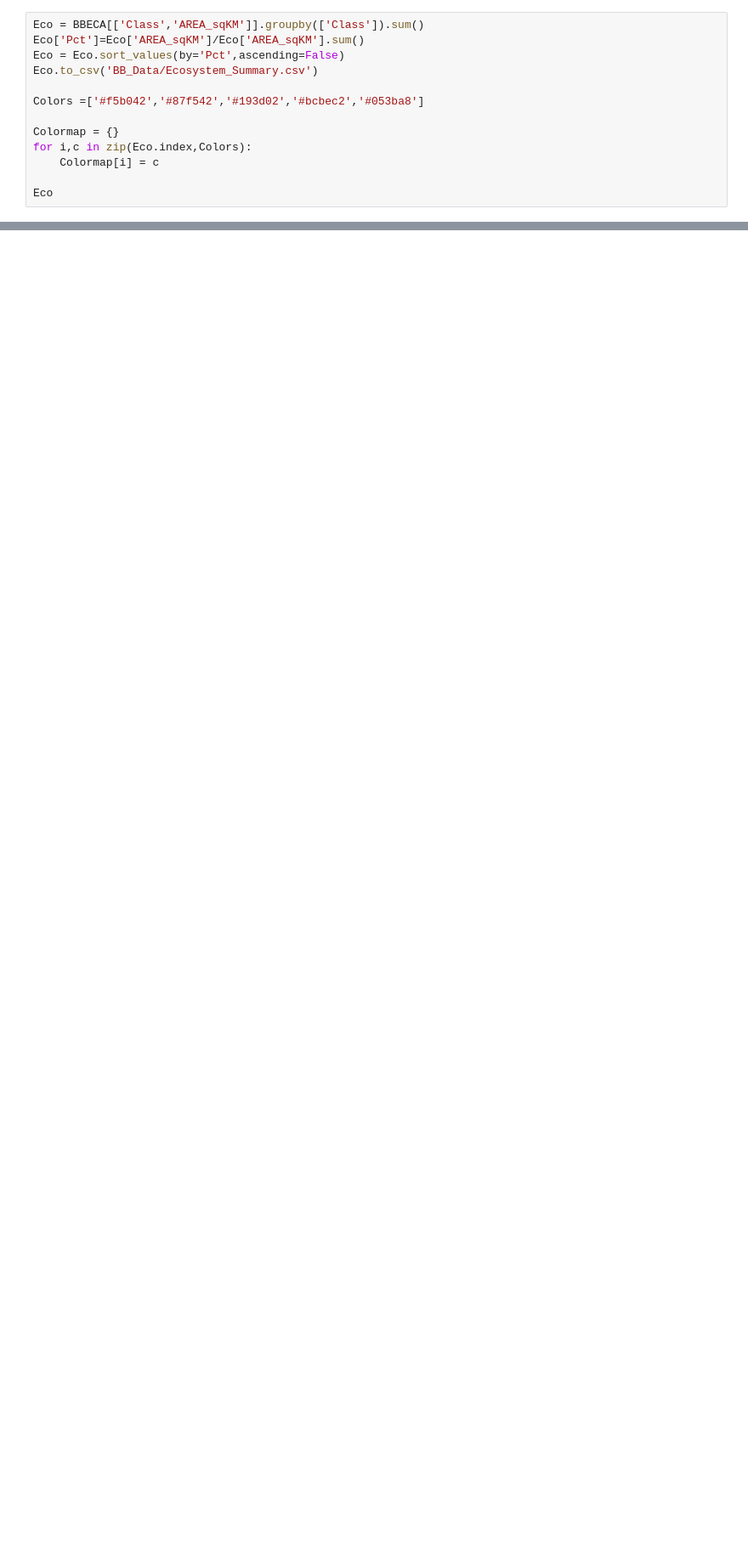
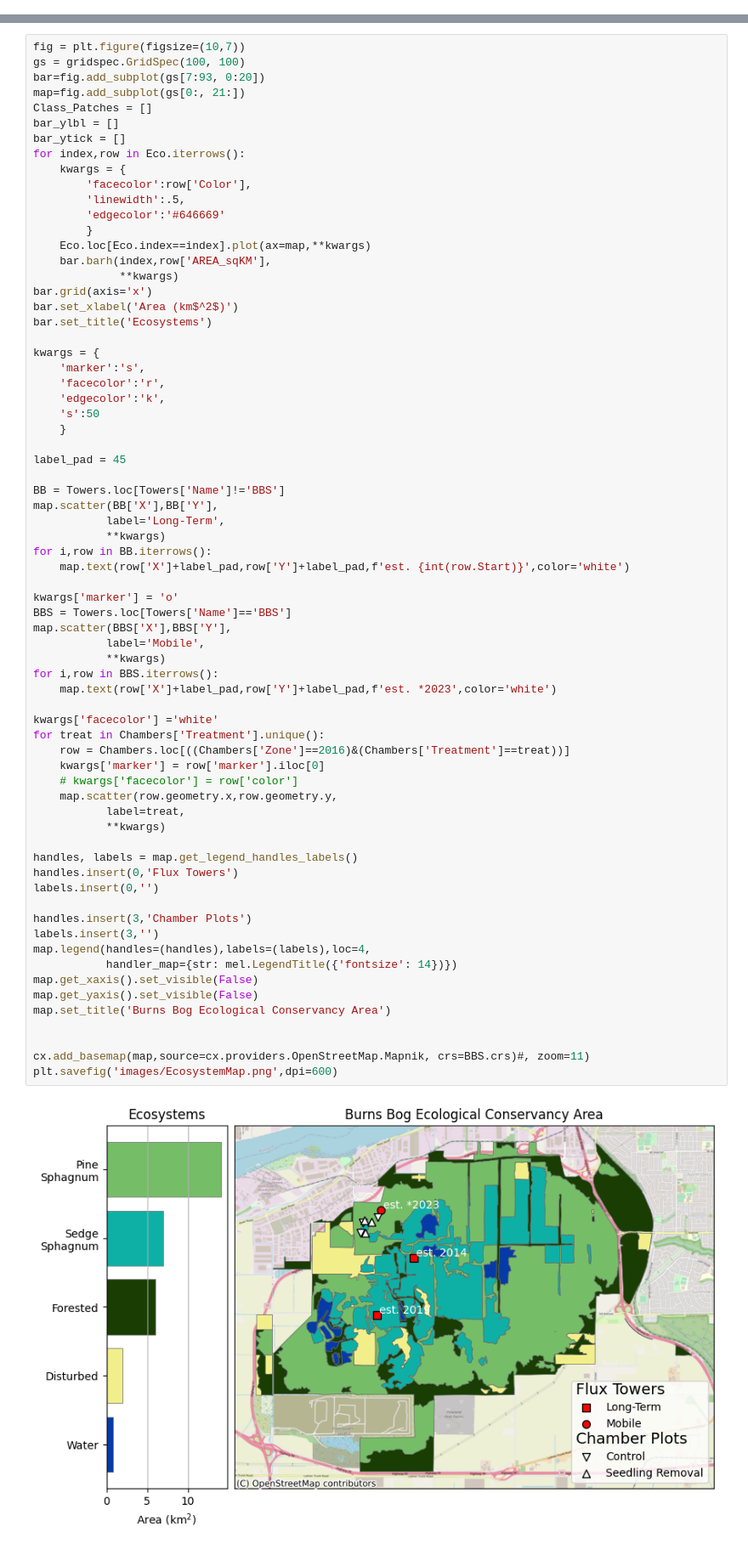
Before and after one commit to ubc-micromet/BBECA_Work, a Jupyter notebook: EcosystemMap.ipynb, the cells around one changed output, grey strips where cells are left out. Shown: that part at 85% size. Cells and saved outputs as stored; diff of their text form; blank space fills up the shorter version.

```diff
--- a/EcosystemMap.ipynb
+++ b/EcosystemMap.ipynb
@@ -42,13 +96,0 @@ Chambers = gpd.read_file('BB_Data/Spatial/Chamber_Sites_2016_Burn_Zone.shp')
-# %%
-Eco = BBECA[['Class','AREA_sqKM']].groupby(['Class']).sum()
-Eco['Pct']=Eco['AREA_sqKM']/Eco['AREA_sqKM'].sum()
-Eco = Eco.sort_values(by='Pct',ascending=False)
-Eco.to_csv('BB_Data/Ecosystem_Summary.csv')
-
-Colors =['#f5b042','#87f542','#193d02','#bcbec2','#053ba8']
-
-Colormap = {}
-for i,c in zip(Eco.index,Colors):
-    Colormap[i] = c
-
-Eco
@@ -128,0 +97,71 @@ print(BBECA[['ECO','MAP_UNIT']])
+# %%
+fig = plt.figure(figsize=(10,7))
+gs = gridspec.GridSpec(100, 100)
+bar=fig.add_subplot(gs[7:93, 0:20])
+map=fig.add_subplot(gs[0:, 21:])
+Class_Patches = []
+bar_ylbl = []
+bar_ytick = []
+for index,row in Eco.iterrows():
+    kwargs = {
+        'facecolor':row['Color'],
+        'linewidth':.5,
+        'edgecolor':'#646669'
+        }
+    Eco.loc[Eco.index==index].plot(ax=map,**kwargs)
+    bar.barh(index,row['AREA_sqKM'],
+             **kwargs)
+bar.grid(axis='x')
+bar.set_xlabel('Area (km$^2$)')
+bar.set_title('Ecosystems')
+
+kwargs = {
+    'marker':'s',
+    'facecolor':'r',
+    'edgecolor':'k',
+    's':50
+    }
+
+label_pad = 45
+
+BB = Towers.loc[Towers['Name']!='BBS']
+map.scatter(BB['X'],BB['Y'],
+           label='Long-Term',
+           **kwargs)
+for i,row in BB.iterrows():
+    map.text(row['X']+label_pad,row['Y']+label_pad,f'est. {int(row.Start)}',color='white')
+
+kwargs['marker'] = 'o'
+BBS = Towers.loc[Towers['Name']=='BBS']
+map.scatter(BBS['X'],BBS['Y'],
+           label='Mobile',
+           **kwargs)
+for i,row in BBS.iterrows():
+    map.text(row['X']+label_pad,row['Y']+label_pad,f'est. *2023',color='white')
+
+kwargs['facecolor'] ='white'
+for treat in Chambers['Treatment'].unique():
+    row = Chambers.loc[((Chambers['Zone']==2016)&(Chambers['Treatment']==treat))]
+    kwargs['marker'] = row['marker'].iloc[0]
+    # kwargs['facecolor'] = row['color']
+    map.scatter(row.geometry.x,row.geometry.y,
+           label=treat,
+           **kwargs)
+
+handles, labels = map.get_legend_handles_labels()
+handles.insert(0,'Flux Towers')
+labels.insert(0,'')
+
+handles.insert(3,'Chamber Plots')
+labels.insert(3,'')
+map.legend(handles=(handles),labels=(labels),loc=4,
+           handler_map={str: mel.LegendTitle({'fontsize': 14})})
+map.get_xaxis().set_visible(False)
+map.get_yaxis().set_visible(False)
+map.set_title('Burns Bog Ecological Conservancy Area')
+
+
+cx.add_basemap(map,source=cx.providers.OpenStreetMap.Mapnik, crs=BBS.crs)#, zoom=11)
+plt.savefig('images/EcosystemMap.png',dpi=600)
+# %% [output]
+[figure, added]
```
Also changed, not shown: parts of 8 cells of this notebook, 30 other files.
